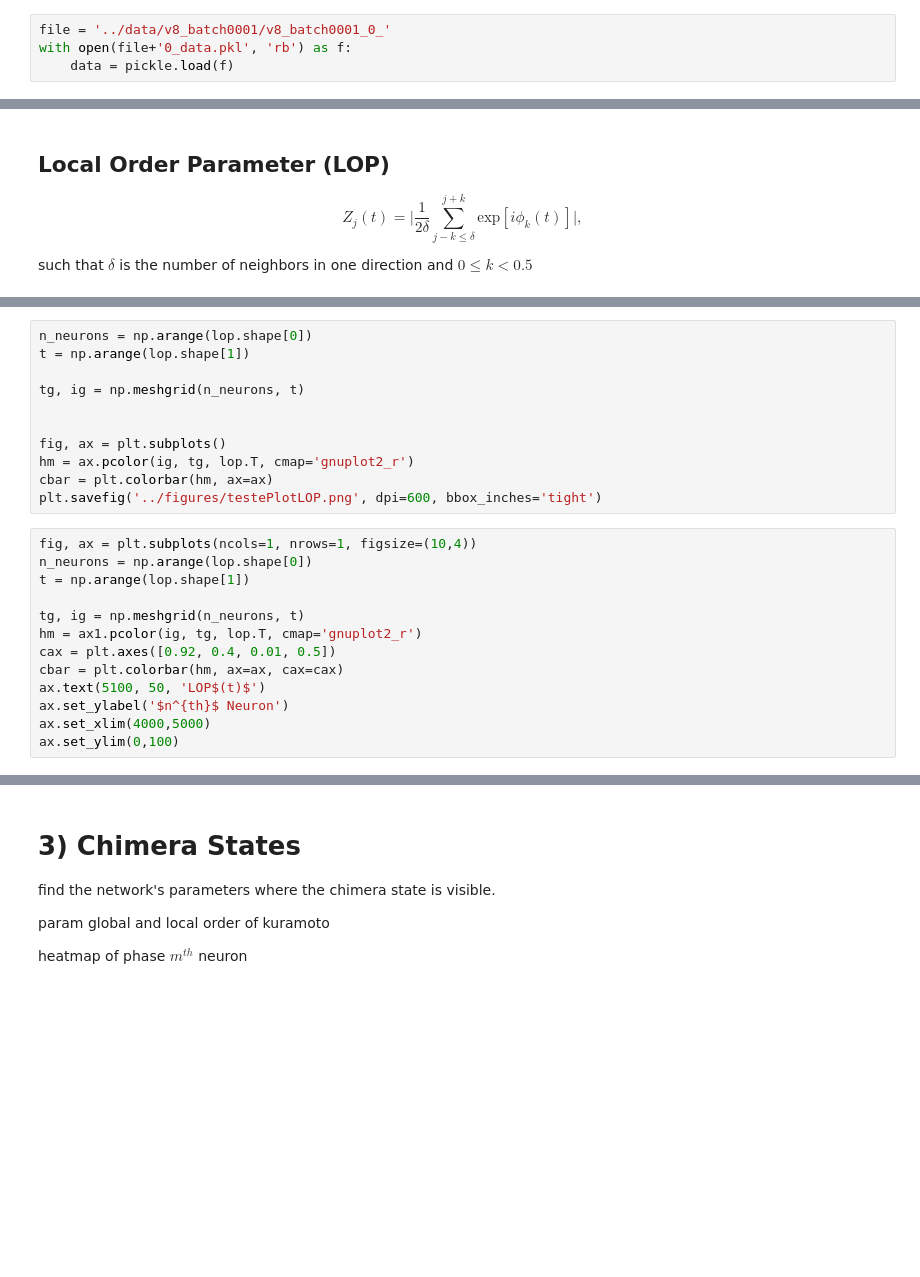
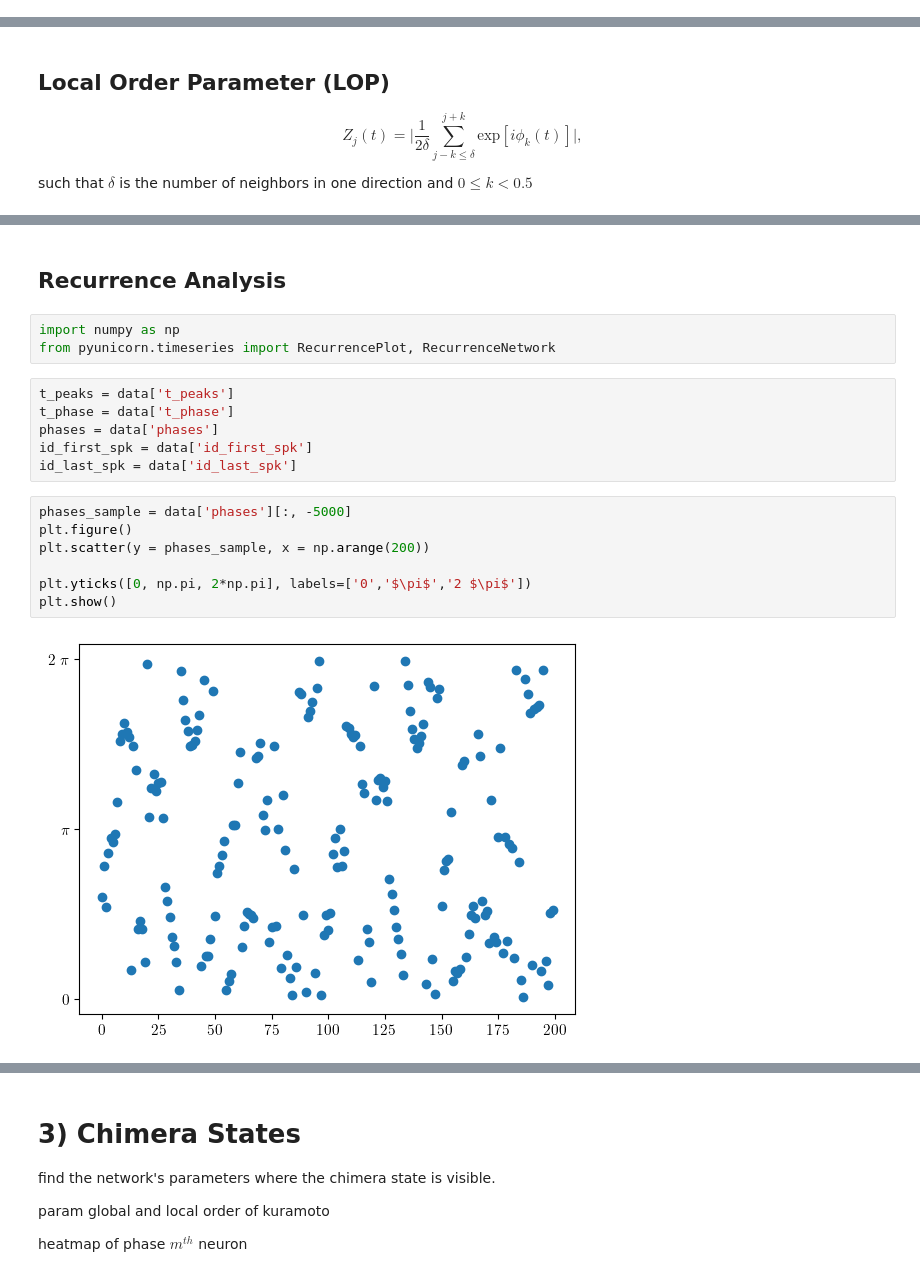
Before and after one commit to FernandoSBorges/chimeras, a Jupyter notebook: notebooks/analises_dissertacao.ipynb, the cells around one changed output, grey strips where cells are left out. Cells and saved outputs as stored; diff of their text form; blank space fills up the shorter version.

```diff
--- a/notebooks/analises_dissertacao.ipynb
+++ b/notebooks/analises_dissertacao.ipynb
@@ -610,4 +667,0 @@ cmap_potential = LinearSegmentedColormap.from_list("mycmap", list(zip(nodes1, co
-# %%
-file = '../data/v8_batch0001/v8_batch0001_0_'
-with open(file+'0_data.pkl', 'rb') as f:
-    data = pickle.load(f)
@@ -992,24 +794,20 @@ KeyboardInterrupt:
-# %%
-n_neurons = np.arange(lop.shape[0])
-t = np.arange(lop.shape[1])
-
-tg, ig = np.meshgrid(n_neurons, t)
-
-
-fig, ax = plt.subplots()
-hm = ax.pcolor(ig, tg, lop.T, cmap='gnuplot2_r')
-cbar = plt.colorbar(hm, ax=ax)
-plt.savefig('../figures/testePlotLOP.png', dpi=600, bbox_inches='tight')
-# %%
-fig, ax = plt.subplots(ncols=1, nrows=1, figsize=(10,4))
-n_neurons = np.arange(lop.shape[0])
-t = np.arange(lop.shape[1])
-
-tg, ig = np.meshgrid(n_neurons, t)
-hm = ax1.pcolor(ig, tg, lop.T, cmap='gnuplot2_r')
-cax = plt.axes([0.92, 0.4, 0.01, 0.5])
-cbar = plt.colorbar(hm, ax=ax, cax=cax)
-ax.text(5100, 50, 'LOP$(t)$')
-ax.set_ylabel('$n^{th}$ Neuron')
-ax.set_xlim(4000,5000)
-ax.set_ylim(0,100)
+# %% [markdown]
+## Recurrence Analysis
+# %%
+import numpy as np
+from pyunicorn.timeseries import RecurrencePlot, RecurrenceNetwork
+# %%
+t_peaks = data['t_peaks']
+t_phase = data['t_phase']
+phases = data['phases']
+id_first_spk = data['id_first_spk']
+id_last_spk = data['id_last_spk']
+# %%
+phases_sample = data['phases'][:, -5000]
+plt.figure()
+plt.scatter(y = phases_sample, x = np.arange(200))
+
+plt.yticks([0, np.pi, 2*np.pi], labels=['0','$\pi$','2 $\pi$'])
+plt.show()
+# %% [output]
+[figure, added]
```
Also changed, not shown: parts of 39 cells of this notebook, 18 other files.
